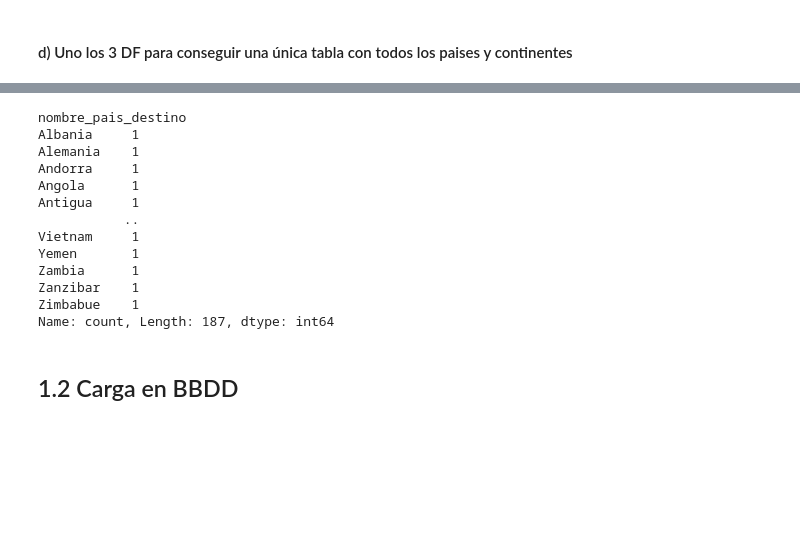
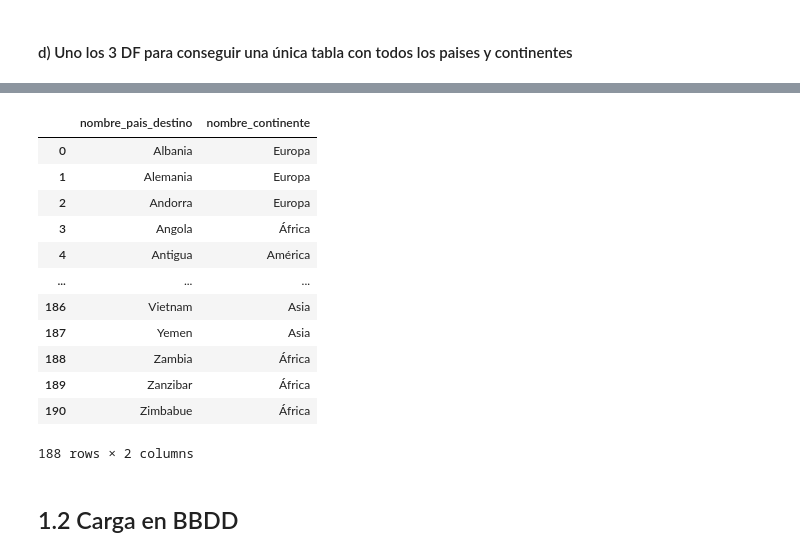
Before and after one commit to VanesaFloresRivera/Proyecto-Final, a Jupyter notebook: notebooks/carga.ipynb, the cells around one changed output, grey strips where cells are left out. Drawn from its saved outputs; the diff is of its cells as text; code cells hidden in the pictures; blank space fills up the shorter version.

```diff
--- a/notebooks/carga.ipynb
+++ b/notebooks/carga.ipynb
@@ -315,19 +319,19 @@ for indice,pais in enumerate(df_paises_continentes_totales.nombre_pais_destino):
         df_paises_continentes_totales.loc[indice, "nombre_continente"]  = 'Asia'
 
 df_paises_continentes_totales = df_paises_continentes_totales.drop_duplicates()
-# %%
-df_paises_continentes_totales.nombre_pais_destino.value_counts()
-# %% [output]
-nombre_pais_destino
-Albania     1
-Alemania    1
-Andorra     1
-Angola      1
-Antigua     1
-           ..
-Vietnam     1
-Yemen       1
-Zambia      1
-Zanzibar    1
-Zimbabue    1
-Name: count, Length: 187, dtype: int64
+# %%
+df_paises_continentes_totales
+# %% [output]
+|  | nombre_pais_destino | nombre_continente |
+| 0 | Albania | Europa |
+| 1 | Alemania | Europa |
+| 2 | Andorra | Europa |
+| 3 | Angola | África |
+| 4 | Antigua | América |
+| ... | ... | ... |
+| 186 | Vietnam | Asia |
+| 187 | Yemen | Asia |
+| 188 | Zambia | África |
+| 189 | Zanzibar | África |
+| 190 | Zimbabue | África |
+188 rows × 2 columns
```
Also changed, not shown: parts of 42 cells of this notebook, 14 other files.
